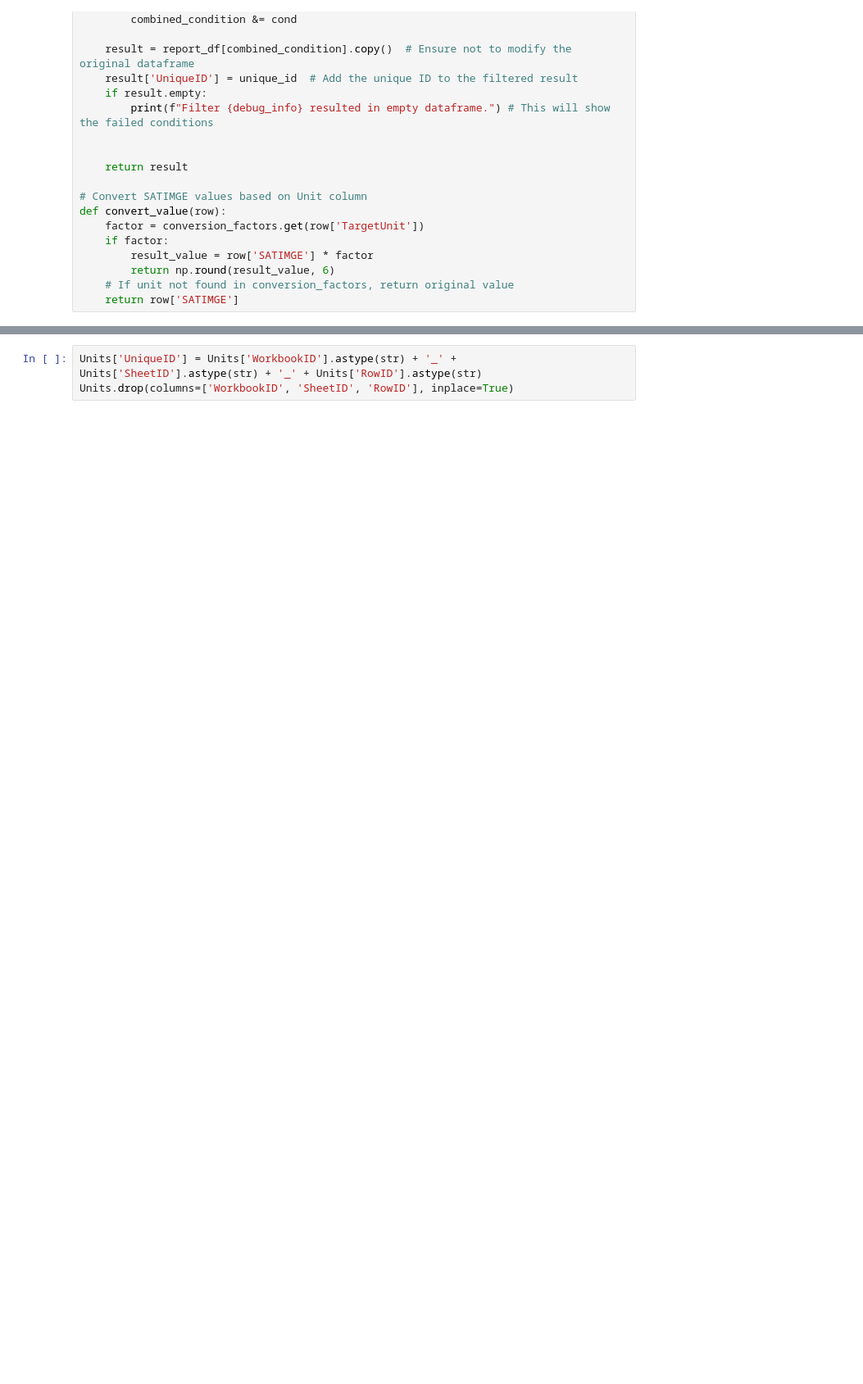
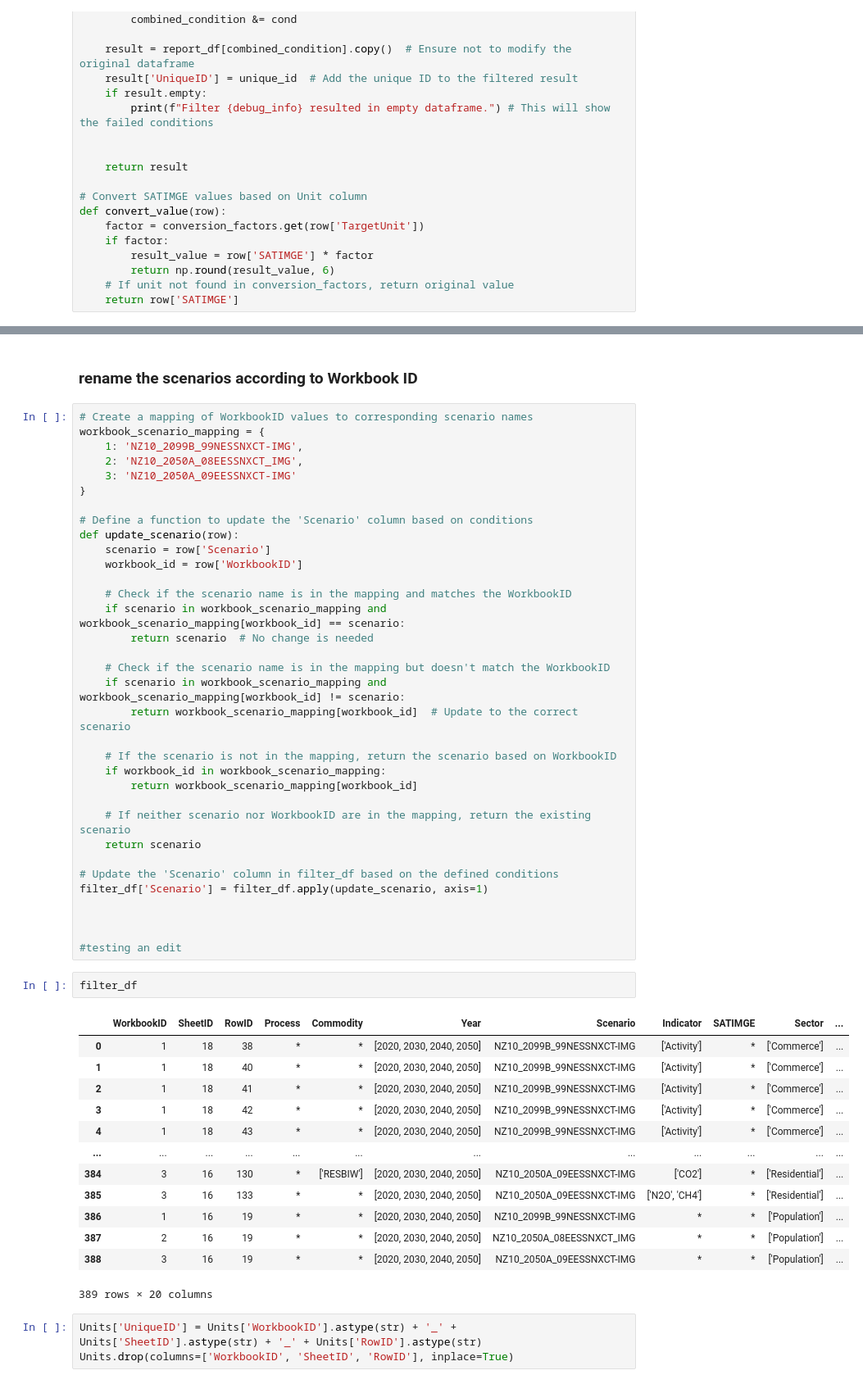
Before and after one commit to BryceMcCall/DDPTemplateAutomationV2, a Jupyter notebook: template_automator_units_cumulative.ipynb, the cells around one changed output, grey strips where cells are left out. Shown at 82% size. Drawn from its saved outputs; the diff is of its cells as text; blank space fills up the shorter version.

```diff
--- a/template_automator_units_cumulative.ipynb
+++ b/template_automator_units_cumulative.ipynb
@@ -158,3 +203,55 @@ filter_df.reset_index(drop=True, inplace=True)
+# %% [markdown]
+### rename the scenarios according to Workbook ID
+# %%
+# Create a mapping of WorkbookID values to corresponding scenario names
+workbook_scenario_mapping = {
+    1: 'NZ10_2099B_99NESSNXCT-IMG',
+    2: 'NZ10_2050A_08EESSNXCT_IMG',
+    3: 'NZ10_2050A_09EESSNXCT-IMG'
+}
+
+# Define a function to update the 'Scenario' column based on conditions
+def update_scenario(row):
+    scenario = row['Scenario']
+    workbook_id = row['WorkbookID']
+
+    # Check if the scenario name is in the mapping and matches the WorkbookID
+    if scenario in workbook_scenario_mapping and workbook_scenario_mapping[workbook_id] == scenario:
+        return scenario  # No change is needed
+
+    # Check if the scenario name is in the mapping but doesn't match the WorkbookID
+    if scenario in workbook_scenario_mapping and workbook_scenario_mapping[workbook_id] != scenario:
+        return workbook_scenario_mapping[workbook_id]  # Update to the correct scenario
+
+    # If the scenario is not in the mapping, return the scenario based on WorkbookID
+    if workbook_id in workbook_scenario_mapping:
+        return workbook_scenario_mapping[workbook_id]
+
+    # If neither scenario nor WorkbookID are in the mapping, return the existing scenario
+    return scenario
+
+# Update the 'Scenario' column in filter_df based on the defined conditions
+filter_df['Scenario'] = filter_df.apply(update_scenario, axis=1)
+
+
+
+#testing an edit
+# %%
+filter_df
+# %% [output]
+|  | WorkbookID | SheetID | RowID | Process | Commodity | Year | Scenario | Indicator | SATIMGE | Sector | ... |
+| 0 | 1 | 18 | 38 | * | * | [2020, 2030, 2040, 2050] | NZ10_2099B_99NESSNXCT-IMG | ['Activity'] | * | ['Commerce'] | ... |
+| 1 | 1 | 18 | 40 | * | * | [2020, 2030, 2040, 2050] | NZ10_2099B_99NESSNXCT-IMG | ['Activity'] | * | ['Commerce'] | ... |
+| 2 | 1 | 18 | 41 | * | * | [2020, 2030, 2040, 2050] | NZ10_2099B_99NESSNXCT-IMG | ['Activity'] | * | ['Commerce'] | ... |
+| 3 | 1 | 18 | 42 | * | * | [2020, 2030, 2040, 2050] | NZ10_2099B_99NESSNXCT-IMG | ['Activity'] | * | ['Commerce'] | ... |
+| 4 | 1 | 18 | 43 | * | * | [2020, 2030, 2040, 2050] | NZ10_2099B_99NESSNXCT-IMG | ['Activity'] | * | ['Commerce'] | ... |
+| ... | ... | ... | ... | ... | ... | ... | ... | ... | ... | ... | ... |
+| 384 | 3 | 16 | 130 | * | ['RESBIW'] | [2020, 2030, 2040, 2050] | NZ10_2050A_09EESSNXCT-IMG | ['CO2'] | * | ['Residential'] | ... |
+| 385 | 3 | 16 | 133 | * | * | [2020, 2030, 2040, 2050] | NZ10_2050A_09EESSNXCT-IMG | ['N2O', 'CH4'] | * | ['Residential'] | ... |
+| 386 | 1 | 16 | 19 | * | * | [2020, 2030, 2040, 2050] | NZ10_2099B_99NESSNXCT-IMG | * | * | ['Population'] | ... |
+| 387 | 2 | 16 | 19 | * | * | [2020, 2030, 2040, 2050] | NZ10_2050A_08EESSNXCT_IMG | * | * | ['Population'] | ... |
+| 388 | 3 | 16 | 19 | * | * | [2020, 2030, 2040, 2050] | NZ10_2050A_09EESSNXCT-IMG | * | * | ['Population'] | ... |
+389 rows × 20 columns
 # %%
 Units['UniqueID'] = Units['WorkbookID'].astype(str) + '_' + Units['SheetID'].astype(str) + '_' + Units['RowID'].astype(str)
 Units.drop(columns=['WorkbookID', 'SheetID', 'RowID'], inplace=True)
```
Also changed, not shown: parts of 25 cells of this notebook.
